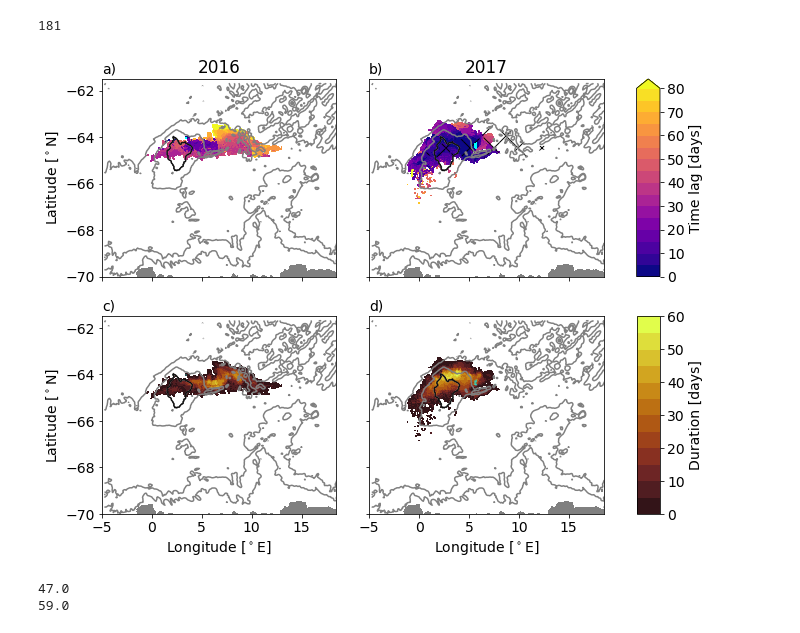
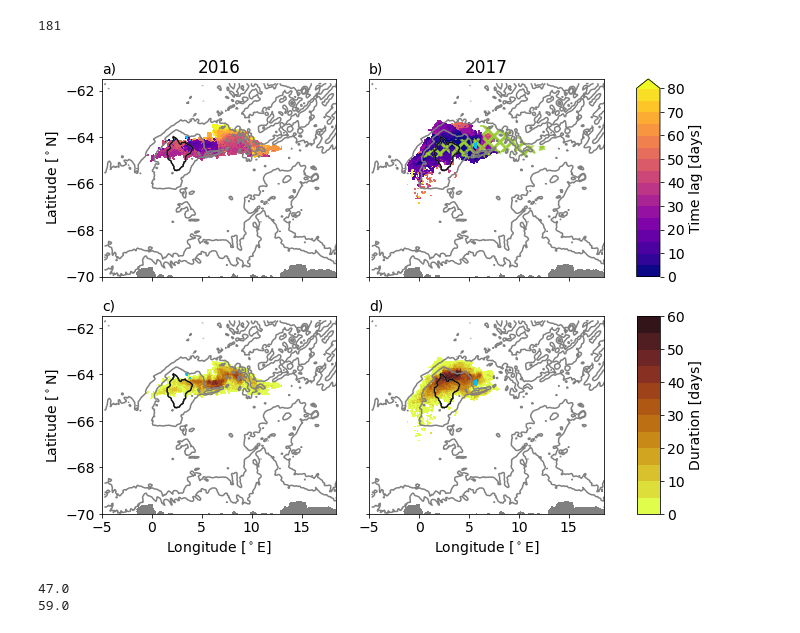
Before and after one commit to bguelk/JAMES_2024_MRP_modelling, a Jupyter notebook: Figures/Figure5_6.ipynb, the cells around one changed output. Drawn from its saved outputs; the diff is of its cells as text; code cells hidden in the pictures.

```diff
--- a/Figures/Figure5_6.ipynb
+++ b/Figures/Figure5_6.ipynb
@@ -77,7 +77,7 @@ dc_thres=830
 dcs16=np.int(ds.dayofyear.where((ds.mldr10_1>dc_thres)&(ds.year==2016)).min(dim='time_counter').min().values)
 print(dcs16)
 #identify the onset of deep convection in each grid cell
-dcstart2016=xr.where((ds.mldr10_1.where(ds.year==2016,drop=True).isel(time_counter=dcs16-1)>=dc_thres),1,0)
+dcstart2016=xr.where((ds.mldr10_1.where(ds.year==2016,drop=True).isel(time_counter=dcs16+1)>=dc_thres),1,0)
 # %% [output]
 199
 # %%
@@ -91,11 +91,13 @@ dcspread16=(ds.dayofyear.where((ds.mldr10_1>=dc_thres)&(ds.year==2016)).min(dim=
 dcspread17=(ds.dayofyear.where((ds.mldr10_1>=dc_thres)&(ds.year==2017)).min(dim='time_counter')-dcs17)
 # %%
 # Figure 6
+plt.rcParams['hatch.linewidth'] = 3
 dmax=80
 dmin=0
 dlev=17
 dmap='plasma'
-cMap_c4= c.ListedColormap([(0.0,0,0,0),(0,1,1,1)]) #green
+cMap_c4= c.ListedColormap([(0.0,0,0,0),(0,0.75,1,1)]) #green
+
 fig,axes=plt.subplots(2,3,figsize=(10,8),gridspec_kw={'width_ratios':[1,1,.1]})
 ax=axes[0,0]
 (ds.dayofyear.where((ds.mldr10_1>dc_thres)&(ds.year==2016)).min(dim='time_counter')-dcs16).plot.pcolormesh(x="nav_lon",y="nav_lat",vmin=dmin,vmax=dmax,levels=dlev,cmap=dmap,ax=ax,add_colorbar=False)
@@ -114,7 +116,8 @@ ax.set_xticklabels('')
 ax.text(0.03, 1.05, 'a)', horizontalalignment='center',verticalalignment='center', transform=ax.transAxes,fontsize='14')
 ax=axes[0,1]
 cb=(ds.dayofyear.where((ds.mldr10_1>dc_thres)&(ds.year==2017)).min(dim='time_counter')-dcs17).plot.pcolormesh(x="nav_lon",y="nav_lat",vmin=dmin,vmax=dmax,levels=dlev,cmap=dmap,ax=ax,add_colorbar=False)
-dcspread16.plot.contourf(x="nav_lon",y="nav_lat",hatches='x',colors='w',ax=ax,alpha=0,add_colorbar=False)
+cs=dcspread16.plot.contourf(x="nav_lon",y="nav_lat",hatches=['xx'],colors='none',ax=ax,add_colorbar=False)
+#dcspread16.plot.contourf(x="nav_lon",y="nav_lat",hatches='x',colors='w',ax=ax,alpha=0,add_colorbar=False)
 dcstart2017.where(dcstart2017>0).plot.pcolormesh(x="nav_lon",y="nav_lat",ax=ax,vmin=0,vmax=2,cmap=cMap_c4,add_colorbar=False)
 ds.bathy_meter.where(ds.bathy_meter<10).plot.contourf(x="nav_lon",y="nav_lat",colors='grey',add_colorbar=False,ax=ax)
 ds.bathy_meter.plot.contour(x="nav_lon",y="nav_lat",levels=[2500,3500,5000],colors='grey',ax=ax)
@@ -132,13 +135,20 @@ ax.text(0.03, 1.05, 'b)', horizontalalignment='center',verticalalignment='center
 
 plt.colorbar(cb,cax=axes[0,2], label='Time lag [days]')
 
+# coloring the hatch
+colors = ['yellowgreen']
+# For each level, we set the color of its hatch
+for i, collection in enumerate(cs.collections):
+    collection.set_edgecolor(colors[i % len(colors)])
+for collection in cs.collections:
+    collection.set_linewidth(0.)
+
 from matplotlib import colors as c
 
 dmax=60
 dmin=0
 dlev=13
-dmap=cmo.solar
-cMap_c4= c.ListedColormap([(0.0,0,0,0),(0,1,1,0.25)]) #green
+dmap=cmo.solar_r
 ax=axes[1,0]
 (ds1.dc_830.where(ds1.dc_830>0).isel(year=0)).plot.pcolormesh(x="nav_lon",y="nav_lat",vmin=dmin,vmax=dmax,levels=dlev,cmap=dmap,ax=ax,add_colorbar=False)
 dcstart2016.where(dcstart2016>0).plot.pcolormesh(x="nav_lon",y="nav_lat",ax=ax,vmin=0,vmax=2,cmap=cMap_c4,add_colorbar=False)
@@ -146,34 +156,34 @@ ds.bathy_meter.where(ds.bathy_meter<10).plot.contourf(x="nav_lon",y="nav_lat",co
 ds.bathy_meter.plot.contour(x="nav_lon",y="nav_lat",levels=[2500,3500,5000],colors='grey',ax=ax)
 bat.mask_tc.plot.contour(x="nav_lon",y="nav_lat",colors='k',linestyles='-',linewidths=.7,alpha=.5,ax=ax)
 
 ax.set_title('')
 ax.set_xlim(-5,18.5)
 ax.set_ylim(-70,-61.5)
 ax.set_ylabel('Latitude [$^\circ$N]')
 ax.set_xlabel('Longitude [$^\circ$E]')
 ax.text(0.03, 1.05, 'c)', horizontalalignment='center',verticalalignment='center', transform=ax.transAxes,fontsize='14')
 ax=axes[1,1]
 cb=(ds1.dc_830.where(ds1.dc_830>0).isel(year=1)).plot.pcolormesh(x="nav_lon",y="nav_lat",vmin=dmin,vmax=dmax,levels=dlev,cmap=dmap,ax=ax,add_colorbar=False)
 dcstart2017.where(dcstart2017>0).plot.pcolormesh(x="nav_lon",y="nav_lat",ax=ax,vmin=0,vmax=2,cmap=cMap_c4,add_colorbar=False)
 ds.bathy_meter.where(ds.bathy_meter<10).plot.contourf(x="nav_lon",y="nav_lat",colors='grey',add_colorbar=False,ax=ax)
 ds.bathy_meter.plot.contour(x="nav_lon",y="nav_lat",levels=[2500,3500,5000],colors='grey',ax=ax)
 bat.mask_tc.plot.contour(x="nav_lon",y="nav_lat",colors='k',linestyles='-',linewidths=.7,alpha=.5,ax=ax)
 
 ax.set_title('')
 ax.set_xlim(-5,18.5)
 ax.set_ylim(-70,-61.5)
 
 
 ax.set_ylabel('')
 ax.set_xlabel('Longitude [$^\circ$E]')
 ax.set_yticklabels('')
 
 ax.text(0.03, 1.05, 'd)', horizontalalignment='center',verticalalignment='center', transform=ax.transAxes,fontsize='14')
 
 plt.colorbar(cb,cax=axes[1,2], label='Duration [days]',ticks=np.linspace(dmin,dmax,7))
 plt.savefig('./dc_timelag_duration_%d.jpg'%dmax,dpi=300)
 # %% [output]
-[figure, old version]
+[figure, new version]
 # %%
 print((ds1.dc_830.where(ds1.dc_830>0).isel(year=0)).max().values)
 print((ds1.dc_830.where(ds1.dc_830>0).isel(year=1)).max().values)
```
Also changed, not shown: parts of 1 cell of this notebook.
